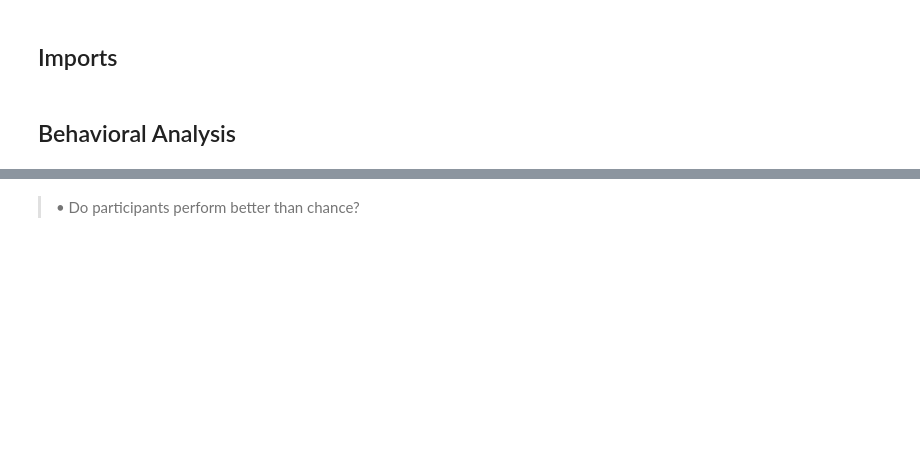
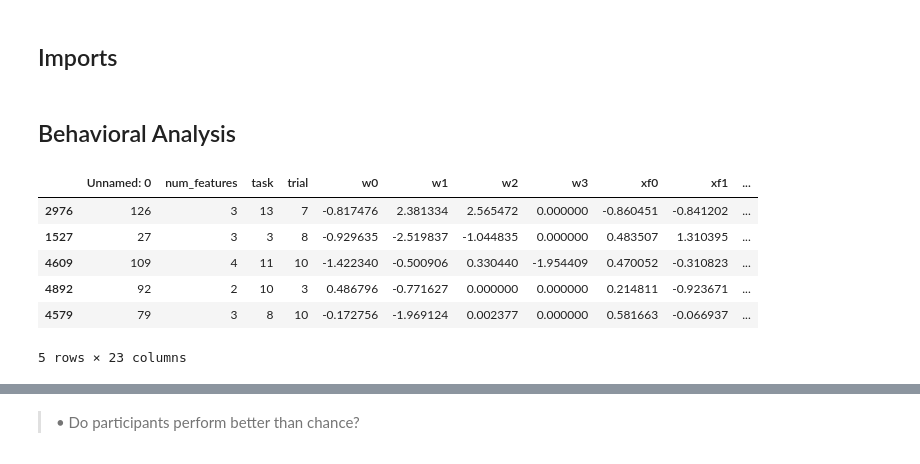
Before and after one commit to pulkitgoyal56/CCCP, a Jupyter notebook: CCCP.ipynb, the cells around one changed output, grey strips where cells are left out. Saved outputs shown, nothing was run; the diff lists cells and outputs as text; code cells hidden in the pictures; blank space fills up the shorter version.

```diff
--- a/CCCP.ipynb
+++ b/CCCP.ipynb
@@ -13,2 +22,12 @@
 # %% [markdown]
 ## Behavioral Analysis
+# %%
+data.sample(5)
+# %% [output]
+|  | Unnamed: 0 | num_features | task | trial | w0 | w1 | w2 | w3 | xf0 | xf1 | ... |
+| 2976 | 126 | 3 | 13 | 7 | -0.817476 | 2.381334 | 2.565472 | 0.000000 | -0.860451 | -0.841202 | ... |
+| 1527 | 27 | 3 | 3 | 8 | -0.929635 | -2.519837 | -1.044835 | 0.000000 | 0.483507 | 1.310395 | ... |
+| 4609 | 109 | 4 | 11 | 10 | -1.422340 | -0.500906 | 0.330440 | -1.954409 | 0.470052 | -0.310823 | ... |
+| 4892 | 92 | 2 | 10 | 3 | 0.486796 | -0.771627 | 0.000000 | 0.000000 | 0.214811 | -0.923671 | ... |
+| 4579 | 79 | 3 | 8 | 10 | -0.172756 | -1.969124 | 0.002377 | 0.000000 | 0.581663 | -0.066937 | ... |
+5 rows × 23 columns
```
Also changed, not shown: parts of 22 cells of this notebook.
